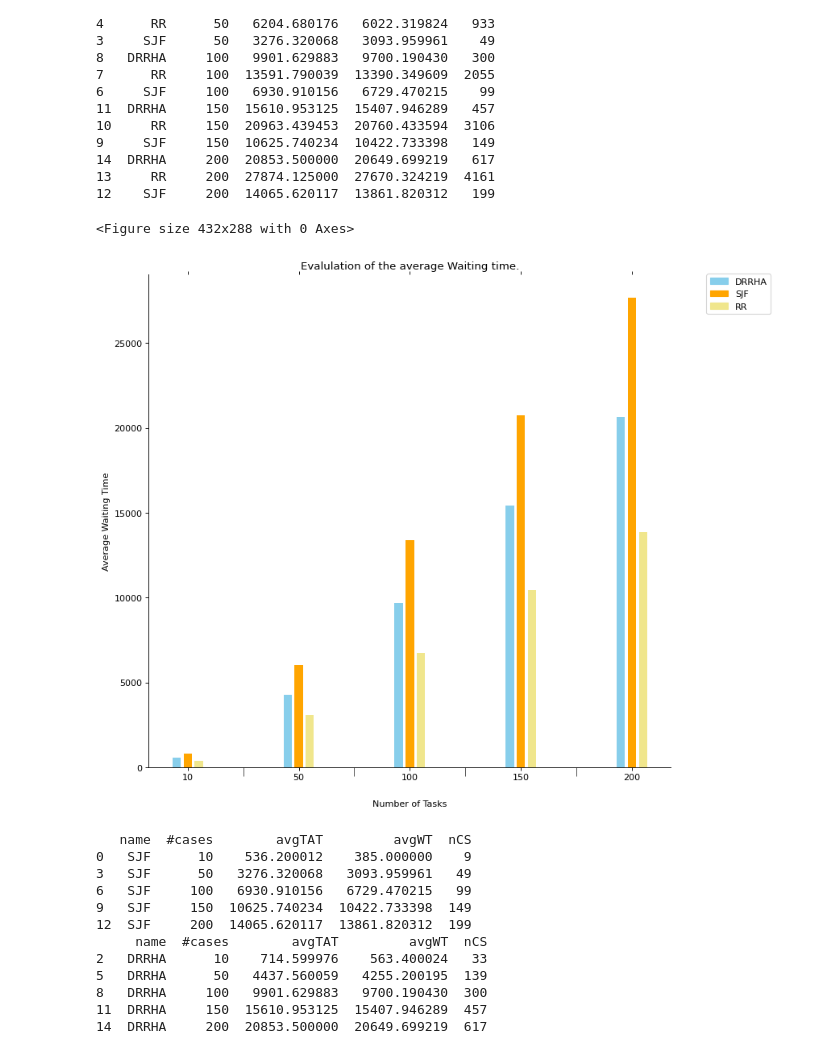
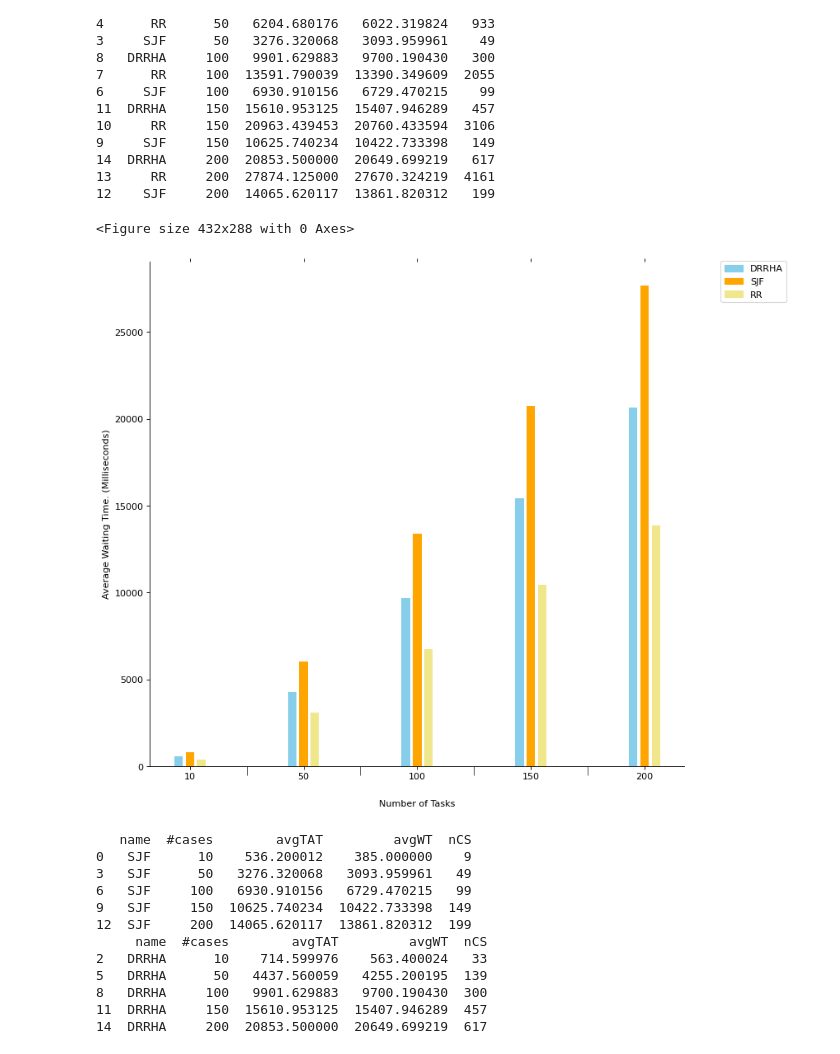
Before and after one commit to Bhaikko/mdrrha, a Jupyter notebook: src/graph_handler.ipynb, the cells around one changed output. Saved outputs shown, nothing was run; the diff lists cells and outputs as text; code cells hidden in the pictures.

```diff
--- a/src/graph_handler.ipynb
+++ b/src/graph_handler.ipynb
@@ -253,40 +253,46 @@ ax.spines['right'].set_visible(False)
 # Plotting Bars
 current_value_index = 0
 num_algos = len(dataset['name'].unique())
-average_WT_values = dataset['avgWT'].to_numpy()
+average_WT_values = dataset['avgWT'].to_numpy()     # To Plot Average Waiting Times
+# average_WT_values = dataset['avgTAT'].to_numpy()       # To Plot Average Turn around times
+
 
 for index, x_axis in enumerate(X_axis):
     for i in range(0, num_algos):
         ax.bar(
             x_axis + paddings[i],
             average_WT_values[current_value_index],
             bar_width,
             color = colors[2 * i]
         )
 
         current_value_index += 1
 
 # Configuring Legend
 legend_elements = []
 
 for i in range(0, len(colors), 2):
     legend_elements.append(
         Patch(facecolor=colors[i], edgecolor=colors[i], label=colors[i + 1])
     )
 
 ax.legend(
     handles = legend_elements,
     loc = 'upper right',
     bbox_to_anchor=(1.20, 1.01)
 )
 
 plt.xlabel('Number of Tasks', labelpad = 20)
-plt.ylabel('Average Waiting Time')
-plt.title('Evalulation of the average Waiting time.')
+
+plt.ylabel('Average Waiting Time. (Milliseconds)')
+# plt.ylabel('Average Turnaround Time. (Milliseconds)')
+
+# plt.title('Evalulation of the average Waiting time.')
+# plt.title('Evalulation of the average turnaround time.')
 plt.show()
 # %% [output]
 <Figure size 432x288 with 0 Axes>
-[figure, old version]
+[figure, new version]
 # %%
 # Import Data from CSV file
 dataset = pd.read_csv(
```
Also changed, not shown: parts of 1 cell of this notebook.
